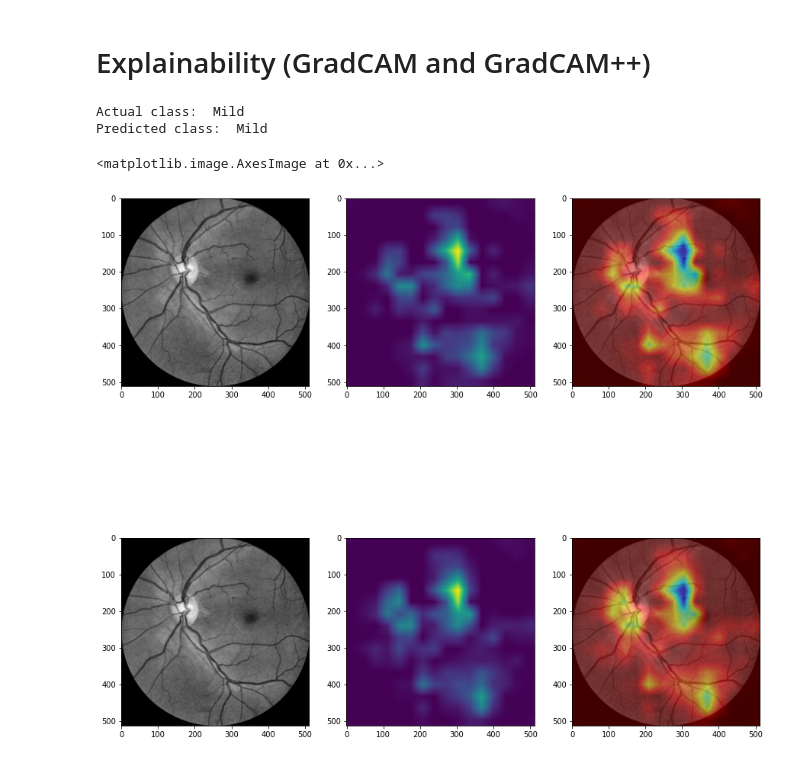
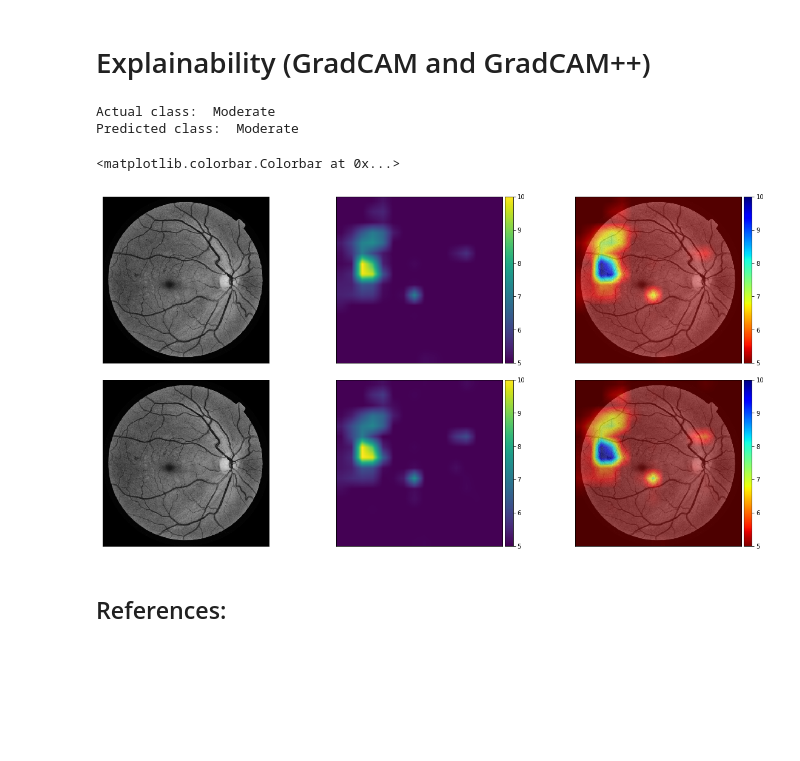
Before and after one commit to mawady/msc-retinalrecog, a Jupyter notebook: ConvNEXT_MESSIDOR.ipynb, the cells around one changed output. Saved outputs shown, nothing was run; the diff lists cells and outputs as text; code cells hidden in the pictures; blank space fills up the shorter version.

```diff
--- a/ConvNEXT_MESSIDOR.ipynb
+++ b/ConvNEXT_MESSIDOR.ipynb
@@ -679,6 +710,8 @@ Proliferative DR :  50.0 %
 # %%
 from pytorch_grad_cam import GradCAM, GradCAMPlusPlus
 from pytorch_grad_cam.utils.image import show_cam_on_image, preprocess_image
+from mpl_toolkits.axes_grid1 import make_axes_locatable
+import matplotlib as mpl
 
 # Retrieve model
 dataset = pd.read_csv("messidor_data.csv")
@@ -686,51 +719,94 @@ model = torch.load(MODEL_PATH).to(device)
 model.eval().to(device)
 
 # Prepare input image
-id_code = "eed4afc8ec83"
+id_code = "20060529_57156_0100_PP.png"
 
 img = cv2.imread(PREP_PATH + id_code, cv2.COLOR_BGR2RGB)[:, :, ::-1]
 img = cv2.resize(img, (IMG_SIZE, IMG_SIZE))
 img = np.float32(img) / 255
 input_tensor = preprocess_image(img, mean=[0.5, 0.5, 0.5], std=[0.5, 0.5, 0.5]).to(device)
 
-print("Actual class: ", CLASSES[dataset.loc[dataset['id_code'] == id_code]['diagnosis'].values[0]])
+print("Actual class: ", CLASSES[int(dataset.loc[dataset['id_code'] == id_code]['diagnosis'].values[0])])
 outputs = model(input_tensor)
 _, predicted = torch.max(outputs.data, 1)
 print("Predicted class: ", CLASSES[predicted])
 
 # Set target layers
 target_layers = [model.features[-1]]
 
 # GradCAM
 gradcam = GradCAM(model=model, target_layers=target_layers, use_cuda=True)
 
 grayscale_gradcam = gradcam(input_tensor=input_tensor, targets=None , eigen_smooth=False, aug_smooth=False)
 
 grayscale_gradcam = grayscale_gradcam[0, :]
 
 gradcam_image = show_cam_on_image(img, grayscale_gradcam)
 
 # GradCAM++
 gradcampp = GradCAMPlusPlus(model=model, target_layers=target_layers, use_cuda=True)
 
 grayscale_gradcampp = gradcampp(input_tensor=input_tensor, targets=None , eigen_smooth=False, aug_smooth=False)
 
 grayscale_gradcampp = grayscale_gradcampp[0, :]
 
 gradcampp_image = show_cam_on_image(img, grayscale_gradcampp)
 
-# Visualise results
-plt.rcParams["figure.figsize"] = (15,15)
-fig, ax = plt.subplots(2,3)
+fig = plt.figure(figsize=(20, 20))
+plt.subplots_adjust(bottom=0.3, top=0.7, hspace=0.1)
+cmap_viridis = mpl.cm.viridis
+cmap_jet = mpl.cm.jet_r
+norm = mpl.colors.Normalize(vmin=5, vmax=10)
 
-ax[0,0].imshow(img)
-ax[0,1].imshow(grayscale_gradcam)
-ax[0,2].imshow(gradcam_image)
-ax[1,0].imshow(img)
-ax[1,1].imshow(grayscale_gradcampp)
-ax[1,2].imshow(gradcampp_image)
+ax1 = fig.add_subplot(231)
+im1 = ax1.imshow(img, interpolation='None')
+ax1.set_xticks([])
+ax1.set_yticks([])
+
+ax2 = fig.add_subplot(232)
+im2 = ax2.imshow(grayscale_gradcam, interpolation='None')
+ax2.set_xticks([])
+ax2.set_yticks([])
+
+divider = make_axes_locatable(ax2)
+cax = divider.append_axes('right', size='5%', pad=0.05)
+fig.colorbar(mpl.cm.ScalarMappable(norm=norm, cmap=cmap_viridis), cax=cax, orientation='vertical')
+
+ax3 = fig.add_subplot(233)
+im3 = ax3.imshow(gradcam_image, interpolation='None')
+ax3.set_xticks([])
+ax3.set_yticks([])
+
+divider = make_axes_locatable(ax3)
+cax = divider.append_axes('right', size='5%', pad=0.05)
+fig.colorbar(mpl.cm.ScalarMappable(norm=norm, cmap=cmap_jet), cax=cax, orientation='vertical')
+
+ax4 = fig.add_subplot(234)
+im4 = ax4.imshow(img, interpolation='None')
+ax4.set_xticks([])
+ax4.set_yticks([])
+
+ax5 = fig.add_subplot(235)
+im5 = ax5.imshow(grayscale_gradcampp, interpolation='None')
+ax5.set_xticks([])
+ax5.set_yticks([])
+
+divider = make_axes_locatable(ax5)
+cax = divider.append_axes('right', size='5%', pad=0.05)
+fig.colorbar(mpl.cm.ScalarMappable(norm=norm, cmap=cmap_viridis), cax=cax, orientation='vertical')
+
+ax6 = fig.add_subplot(236)
+im6 = ax6.imshow(gradcampp_image, interpolation='None')
+ax6.set_xticks([])
+ax6.set_yticks([])
+
+divider = make_axes_locatable(ax6)
+cax = divider.append_axes('right', size='5%', pad=0.05)
+fig.colorbar(mpl.cm.ScalarMappable(norm=norm, cmap=cmap_jet), cax=cax, orientation='vertical')
 # %% [output]
-Actual class:  Mild
-Predicted class:  Mild
+Actual class:  Moderate
+Predicted class:  Moderate
-<matplotlib.image.AxesImage at 0x...>
+<matplotlib.colorbar.Colorbar at 0x...>
-[figure, old version]
+[figure, new version]
+# %% [markdown]
+## References:
```
Also changed, not shown: parts of 15 cells of this notebook.
